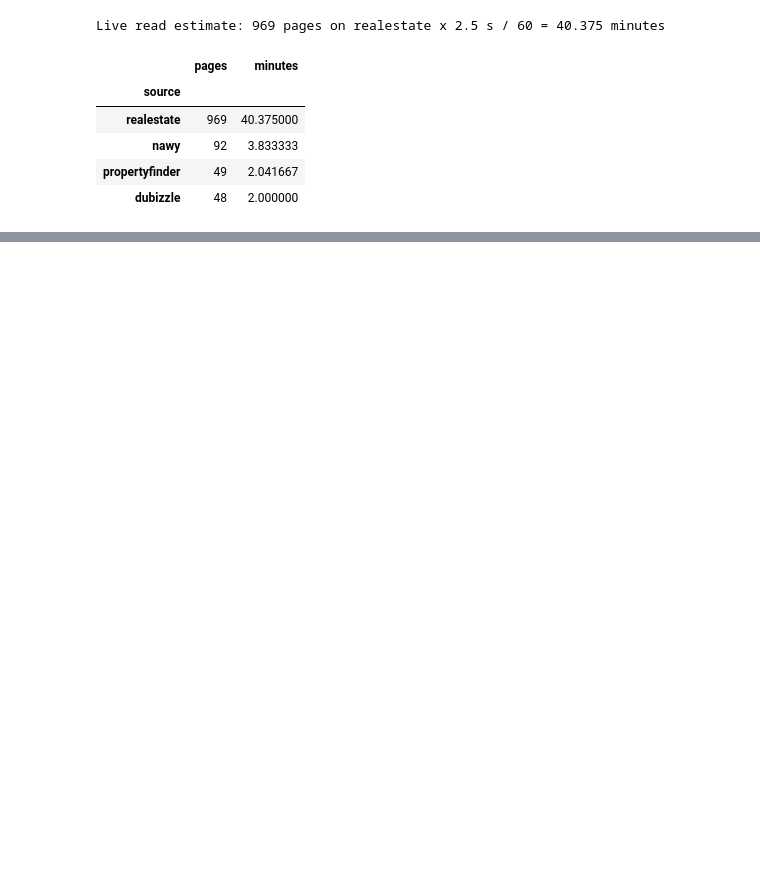
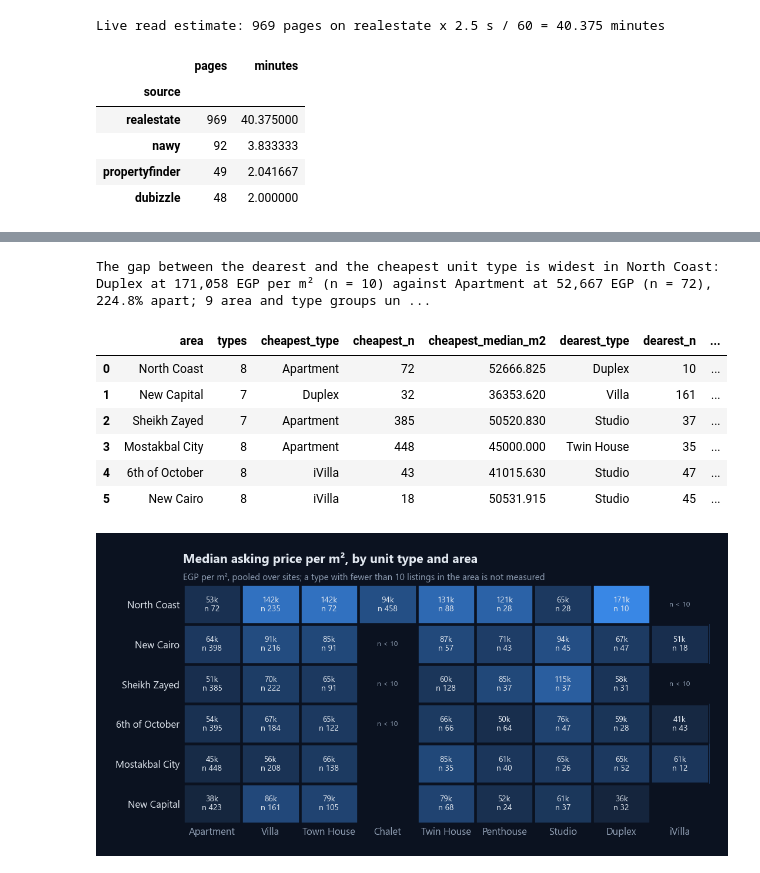
Before and after one commit to omarshalabyy1/egypt-real-estate-prices, a Jupyter notebook: analysis/analysis.ipynb, the cells around one changed output, grey strips where cells are left out. Saved outputs shown, nothing was run; the diff lists cells and outputs as text; code cells hidden in the pictures; blank space fills up the shorter version.

```diff
--- a/analysis/analysis.ipynb
+++ b/analysis/analysis.ipynb
@@ -609,0 +805,45 @@ Live read estimate: 969 pages on realestate x 2.5 s / 60 = 40.375 minutes
+# %%
+type_area, type_small = medians(pooled, ["area", "unit_type"])
+ends = []
+for area, g in type_area.groupby("area"):
+    g = g.sort_values(["median", "unit_type"], ignore_index=True)
+    if len(g) >= 2:
+        ends.append(dict(area=area, types=len(g),
+                         cheapest_type=g.unit_type.iat[0], cheapest_n=int(g.n.iat[0]), cheapest_median_m2=g["median"].iat[0],
+                         dearest_type=g.unit_type.iat[-1], dearest_n=int(g.n.iat[-1]), dearest_median_m2=g["median"].iat[-1],
+                         gap_pct=(g["median"].iat[-1] / g["median"].iat[0] - 1) * 100))
+type_ends = pd.DataFrame(ends).sort_values(["gap_pct", "area"], ascending=[False, True], ignore_index=True)
+widest_types = type_ends.iloc[0]
+
+insights["2"] = dict(
+    title="Unit type within each area", grain="one row per area and unit type, latest run week, pooled over sites",
+    groups=rows(type_area), groups_skipped=len(type_small), listings_skipped=int(type_small.n.sum()),
+    skipped_groups=rows(type_small[["area", "unit_type", "n"]]), by_area=rows(type_ends),
+    area=widest_types.area, dearest_type=widest_types.dearest_type, cheapest_type=widest_types.cheapest_type,
+    gap_pct=widest_types.gap_pct, chart=None,
+    sentence=(f"The gap between the dearest and the cheapest unit type is widest in {widest_types.area}: "
+              f"{widest_types.dearest_type} at {egp(widest_types.dearest_median_m2)} per m² (n = {widest_types.dearest_n:,}) "
+              f"against {widest_types.cheapest_type} at {egp(widest_types.cheapest_median_m2)} (n = {widest_types.cheapest_n:,}), "
+              f"{pct(widest_types.gap_pct)}% apart; {skipped(type_small, 'area and type group')}."),
+)
+
+listed = pooled.groupby("unit_type").size()
+type_order = sorted(type_area.unit_type.unique(), key=lambda t: (-listed[t], t))  # the most listed type first
+fig, ax = plt.subplots(figsize=(10.5, 4.8))
+heatmap(ax, type_area, type_small, "area", "unit_type", area_rank.area, type_order)
+ax.set_title("Median asking price per m², by unit type and area", pad=24)
+ax.text(0, 1.02, f"EGP per m², pooled over sites; a type with fewer than {MIN_N} listings in the area is not measured",
+        transform=ax.transAxes, color=MUTED, fontsize=10)
+insights["2"]["chart"] = save(fig, 2, "type-by-area")
+print(insights["2"]["sentence"])
+type_ends
+# %% [output]
+The gap between the dearest and the cheapest unit type is widest in North Coast: Duplex at 171,058 EGP per m² (n = 10) against Apartment at 52,667 EGP (n = 72), 224.8% apart; 9 area and type groups un ...
+|  | area | types | cheapest_type | cheapest_n | cheapest_median_m2 | dearest_type | dearest_n | ... |
+| 0 | North Coast | 8 | Apartment | 72 | 52666.825 | Duplex | 10 | ... |
+| 1 | New Capital | 7 | Duplex | 32 | 36353.620 | Villa | 161 | ... |
+| 2 | Sheikh Zayed | 7 | Apartment | 385 | 50520.830 | Studio | 37 | ... |
+| 3 | Mostakbal City | 8 | Apartment | 448 | 45000.000 | Twin House | 35 | ... |
+| 4 | 6th of October | 8 | iVilla | 43 | 41015.630 | Studio | 47 | ... |
+| 5 | New Cairo | 8 | iVilla | 18 | 50531.915 | Studio | 45 | ... |
+[figure, added]
```
Also changed, not shown: parts of 41 cells of this notebook, 17 other files.
